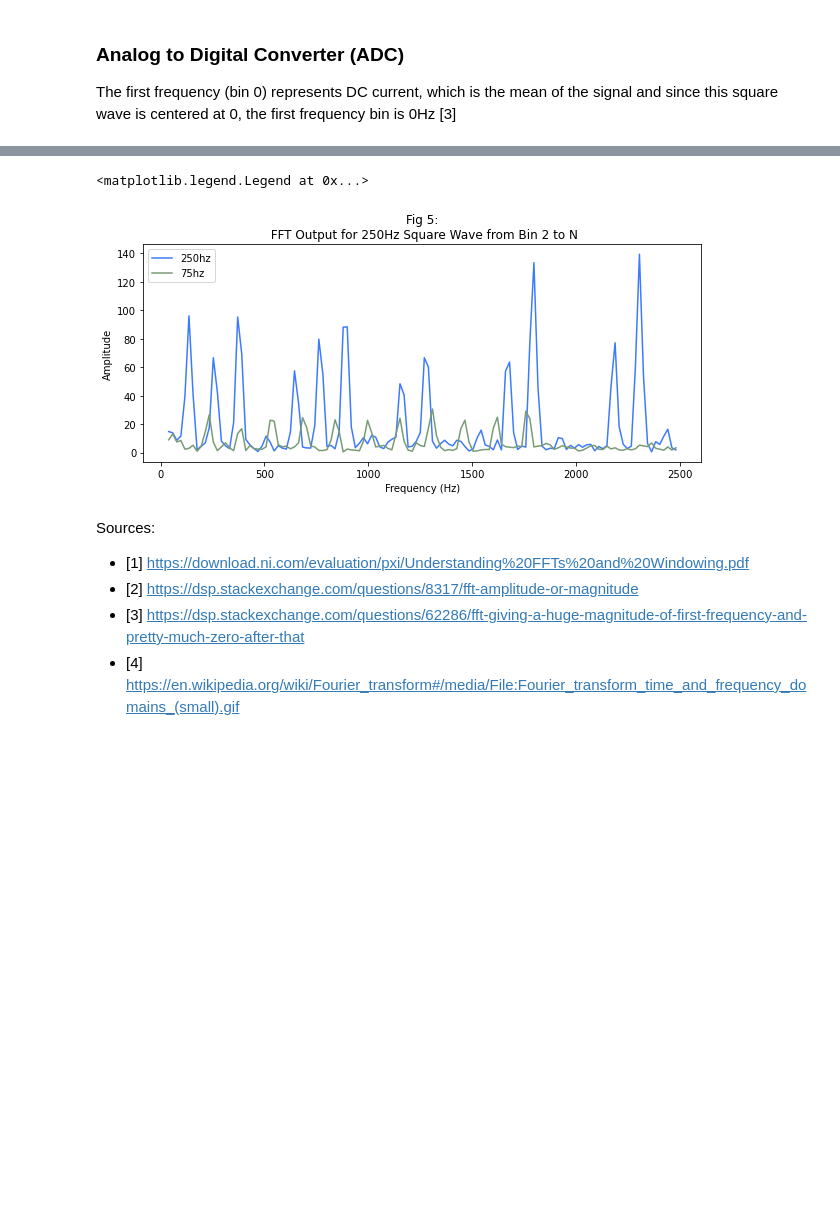
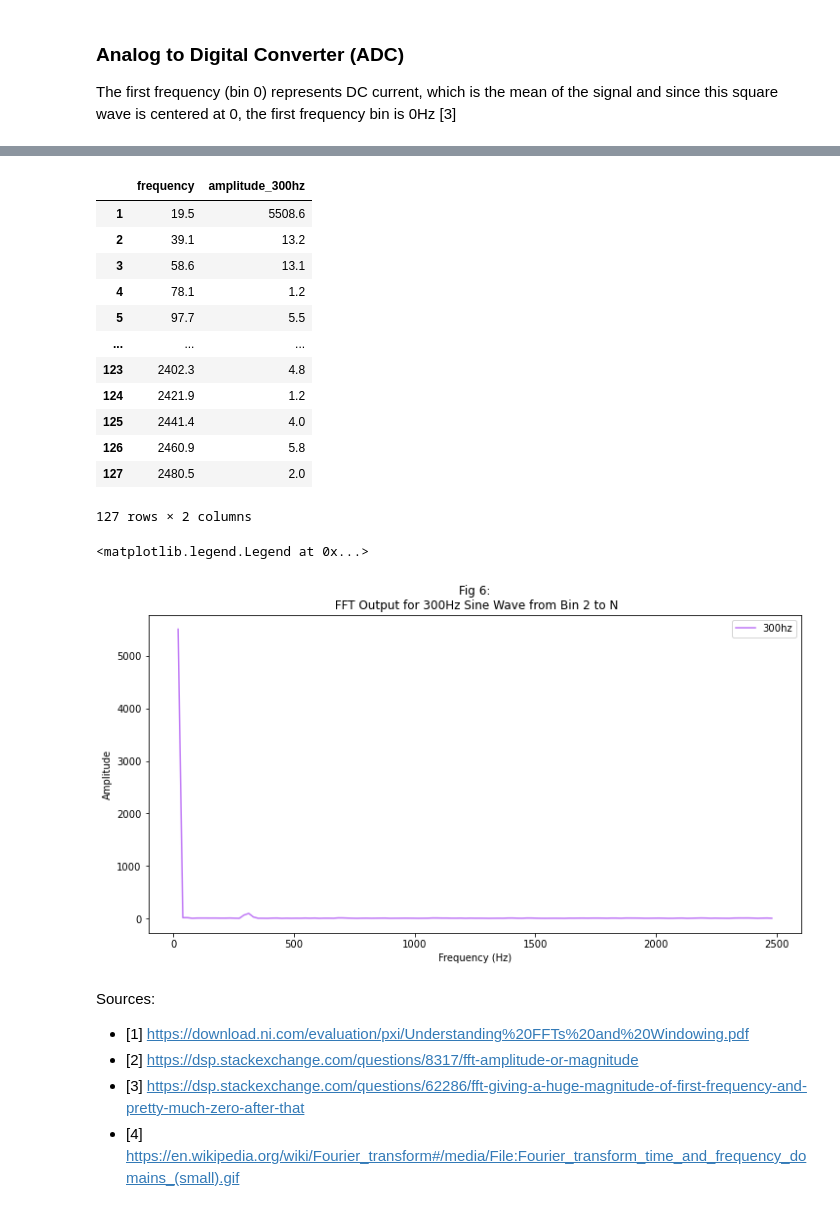
Before and after one commit to skasim/ardunio-sound-sensor-fastled, a Jupyter notebook: fft_ouptut_analysis.ipynb, the cells around one changed output, grey strips where cells are left out. Saved outputs shown, nothing was run; the diff lists cells and outputs as text; code cells hidden in the pictures; blank space fills up the shorter version.

Commit message:
update chart

```diff
--- a/fft_ouptut_analysis.ipynb
+++ b/fft_ouptut_analysis.ipynb
@@ -4,7 +4,7 @@ import numpy as np
 import matplotlib.pyplot as plt
 from IPython.display import HTML, display
 import matplotlib.pyplot as plt
-plt.rcParams["figure.figsize"] = (10,4)
+plt.rcParams["figure.figsize"] = (12,6)
 # %% [markdown]
 # FFT Analysis of a Square Wave
 Samra Kasim
@@ -135,21 +135,37 @@ plt.legend()
 # %%
-# drop first bin
-data = data.drop([1])
+# A sine wave at 300 Hz for comparison
+f3 = './fft_output_data/fft_output_sin_300hz.csv'
+df3 = pd.read_csv(f3, header=None, sep=' ')
+df3 = df3.rename(columns = {0: 'frequency', 1: 'amplitude_300hz'}, inplace = False)
+df3 = df3.drop([0])
+display(df3)
 # plotting points
-plt.plot(data['frequency'], data['amplitude_250hz'], label='250hz', color='xkcd:lightish blue')
-plt.plot(data['frequency'], data['amplitude_75hz'], label='75hz', color='xkcd:grey green')
+plt.plot(df3['frequency'], df3['amplitude_300hz'], label='300hz', color='xkcd:light purple')
 # add x-label
 plt.xlabel('Frequency (Hz)')
 # add y-label
 plt.ylabel('Amplitude')
 # plot title
-plt.title('Fig 5:\n FFT Output for 250Hz Square Wave from Bin 2 to N')
+plt.title('Fig 6:\n FFT Output for 300Hz Sine Wave from Bin 2 to N')
 # show legend
 plt.legend()
 #show graph
 # %% [output]
+|  | frequency | amplitude_300hz |
+| 1 | 19.5 | 5508.6 |
+| 2 | 39.1 | 13.2 |
+| 3 | 58.6 | 13.1 |
+| 4 | 78.1 | 1.2 |
+| 5 | 97.7 | 5.5 |
+| ... | ... | ... |
+| 123 | 2402.3 | 4.8 |
+| 124 | 2421.9 | 1.2 |
+| 125 | 2441.4 | 4.0 |
+| 126 | 2460.9 | 5.8 |
+| 127 | 2480.5 | 2.0 |
-<matplotlib.legend.Legend at 0x...>
+127 rows × 2 columns
+<matplotlib.legend.Legend at 0x...>
-[figure, old version]
+[figure, new version]
 # %% [markdown]
 Sources:
 
```
Also changed, not shown: parts of 7 cells of this notebook.
